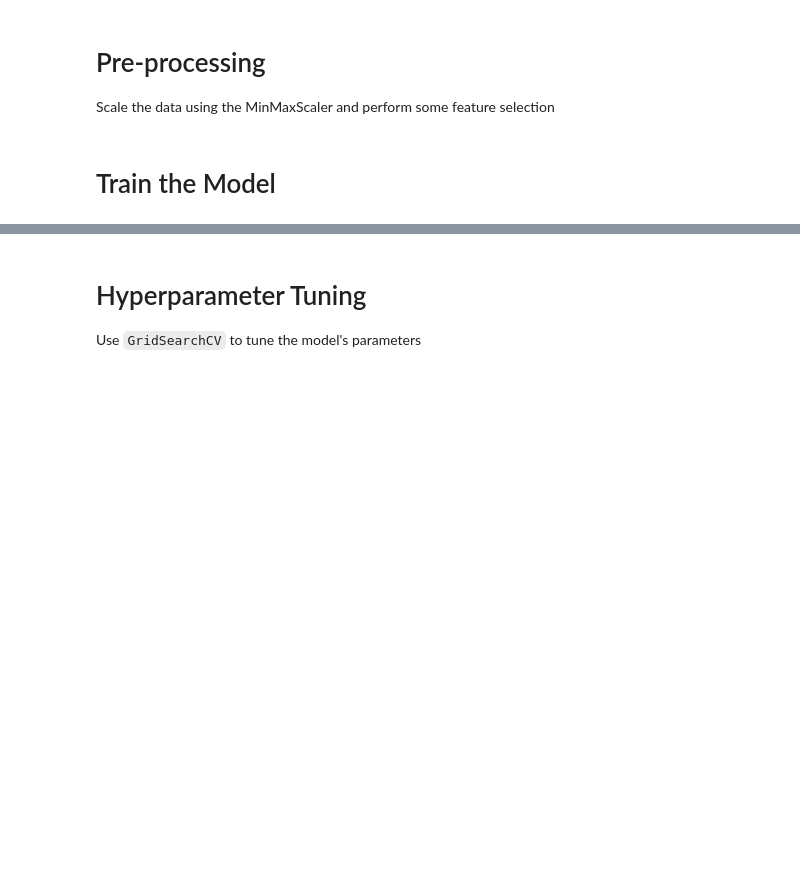
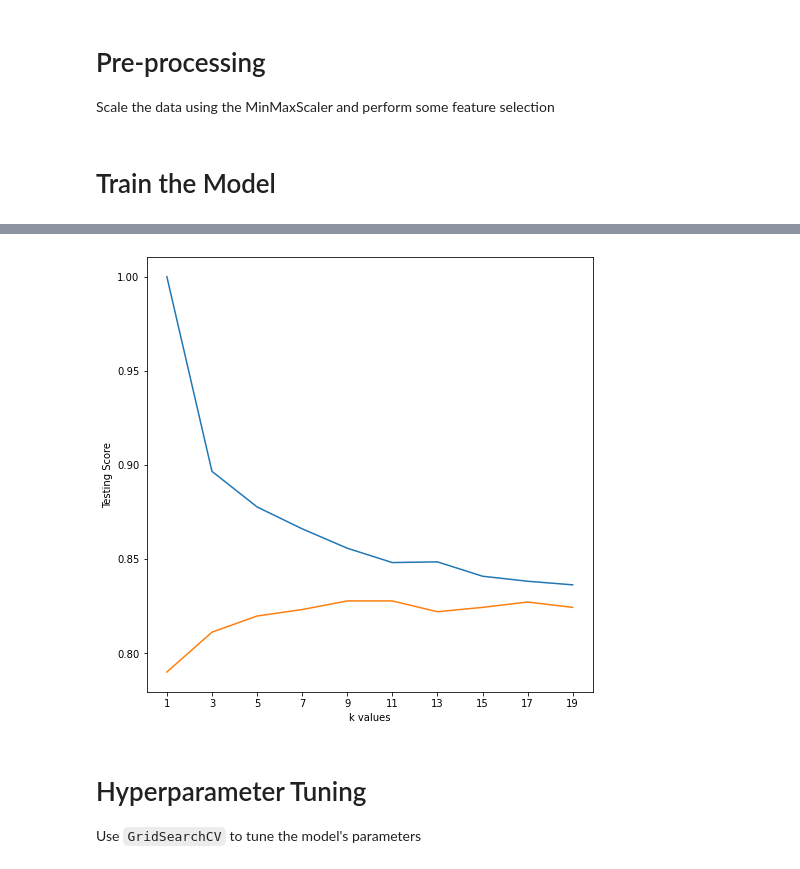
Before and after one commit to mgeorgic/machine_learning_challenge, a Jupyter notebook: model_1.ipynb, the cells around one changed output, grey strips where cells are left out. Cells and saved outputs as stored; diff of their text form; code cells hidden in the pictures; blank space fills up the shorter version.

Commit message:
Testing accuracy and K values

```diff
--- a/model_1.ipynb
+++ b/model_1.ipynb
@@ -100,2 +109,10 @@ Scale the data using the MinMaxScaler and perform some feature selection
+# %%
+# Scale your data and independent variables
+
+from sklearn.preprocessing import MinMaxScaler
+scaler = MinMaxScaler()
+X_scaler= scaler.fit(X_train)
+X_train_scaled= X_scaler.transform(X_train)
+X_test_scaled=X_scaler.transform(X_test)
 # %% [markdown]
 # Train the Model
@@ -104,0 +119,22 @@ print(f"Testing Data Score: {model2.score(X_test_scaled, y_test)}")
+# %%
+# Find which K values have the highest accuracy
+
+train_scores = []
+test_scores = []
+
+# 1-20 only odd numbers
+k_range = range(1, 20, 2)
+
+for k in k_range:
+    # Create the classifier for each value of K
+    knn = KNeighborsClassifier(n_neighbors=k)
+    knn.fit(X_train_scaled, y_train)
+
+    # Score with both test and train data
+    train_score = knn.score(X_train_scaled, y_train)
+    test_score = knn.score(X_test_scaled, y_test)
+
+    # Append the scores to our list of scores
+    train_scores.append(train_score)
+    test_scores.append(test_score)
+    print(f"k: {k}, Train Score: {train_score:.3f}, Test Score: {test_score:.3f}")
@@ -105,3 +152,15 @@ print(f"Testing Data Score: {model2.score(X_test_scaled, y_test)}")
+# %%
+# Make a graph of the K values
+
+plt.figure(figsize=(8,8))
+plt.plot(k_range, train_scores, marker='v')
+plt.plot(k_range, test_scores, marker='')
+plt.xticks(k_range)
+plt.xlabel("k values")
+plt.ylabel("Testing Score")
+plt.show()
+# %% [output]
+[figure, added]
 # %% [markdown]
 # Hyperparameter Tuning
 
```
Also changed, not shown: parts of 5 cells of this notebook.
